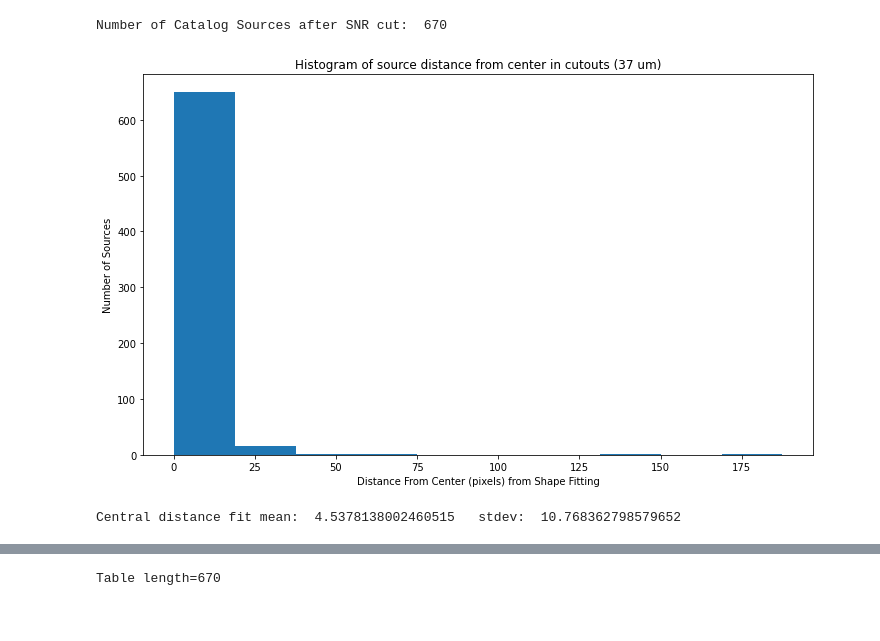
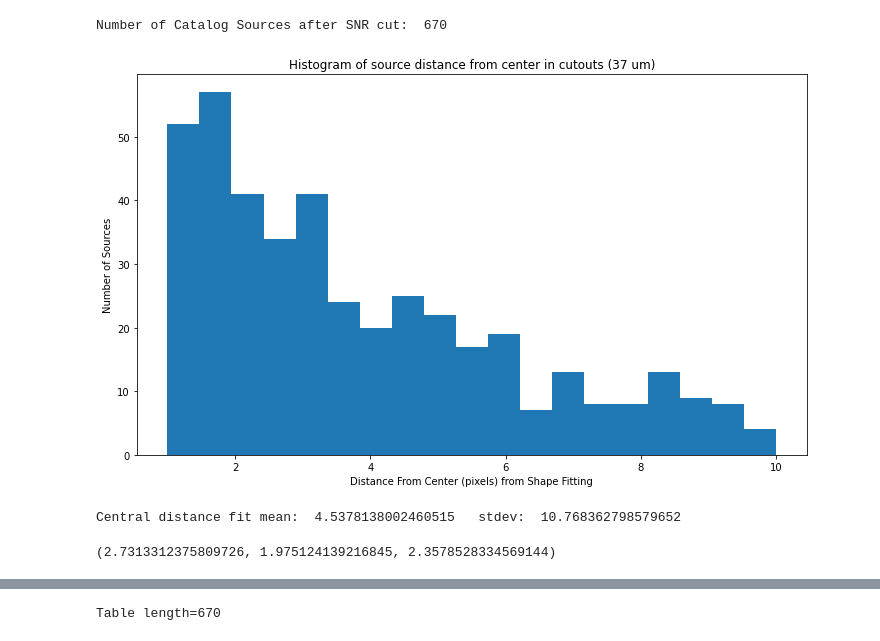
Before and after one commit to mjhankins/SFGCphotcode, a Jupyter notebook: SourceCatalog_CombineFields.ipynb, the cells around one changed output, grey strips where cells are left out. Cells and saved outputs as stored; diff of their text form; code cells hidden in the pictures.

```diff
--- a/SourceCatalog_CombineFields.ipynb
+++ b/SourceCatalog_CombineFields.ipynb
@@ -600,19 +531,23 @@ Number of Catalog Sources after SNR cut:  670
 # %%
 binlist=np.linspace(1,10,20)
 
 plt.figure(figsize=(12,7))
 plt.title('Histogram of source distance from center in cutouts (37 um)')
-plt.hist(mcat37snrcut['fit_dist'])#,bins=binlist)
+plt.hist(mcat37snrcut['fit_dist'],bins=binlist)
 plt.xlabel('Distance From Center (pixels) from Shape Fitting')
 plt.ylabel('Number of Sources')
 #plt.xlim(0,37)
 plt.show()
 # %% [output]
-[figure, old version]
+[figure, new version]
 # %%
 print('Central distance fit mean: ', np.mean(mcat37snrcut['fit_dist']), '  stdev: ',np.std(mcat37snrcut['fit_dist']))
 # %% [output]
 Central distance fit mean:  4.5378138002460515   stdev:  10.768362798579652
+# %%
+sigma_clipped_stats(mcat37snrcut['fit_dist'],sigma=3)
+# %% [output]
+(2.7313312375809726, 1.975124139216845, 2.3578528334569144)
 # %%
 #apply quality flags to table
 Distmean=np.mean(mcat37snrcut['fit_dist'])
```
Also changed, not shown: parts of 31 cells of this notebook.
